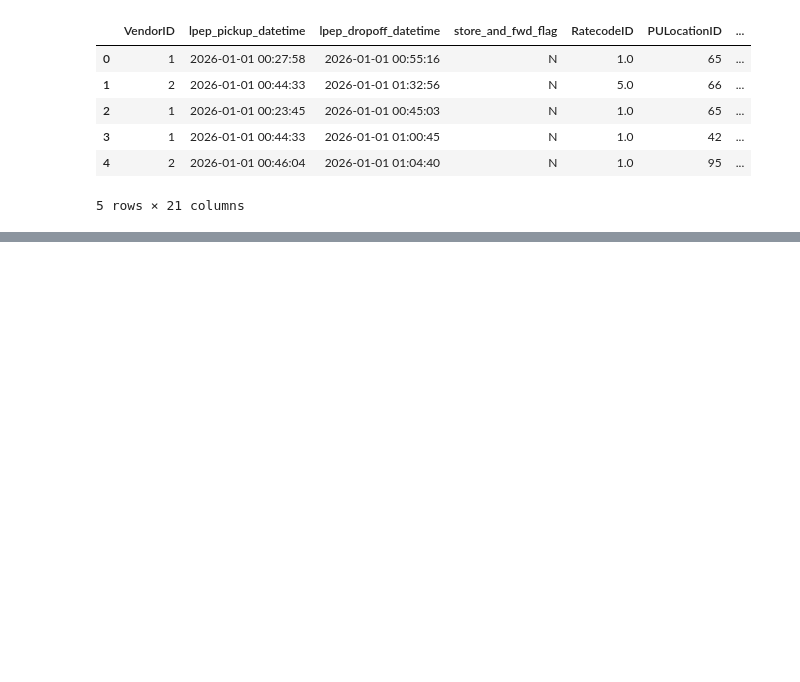
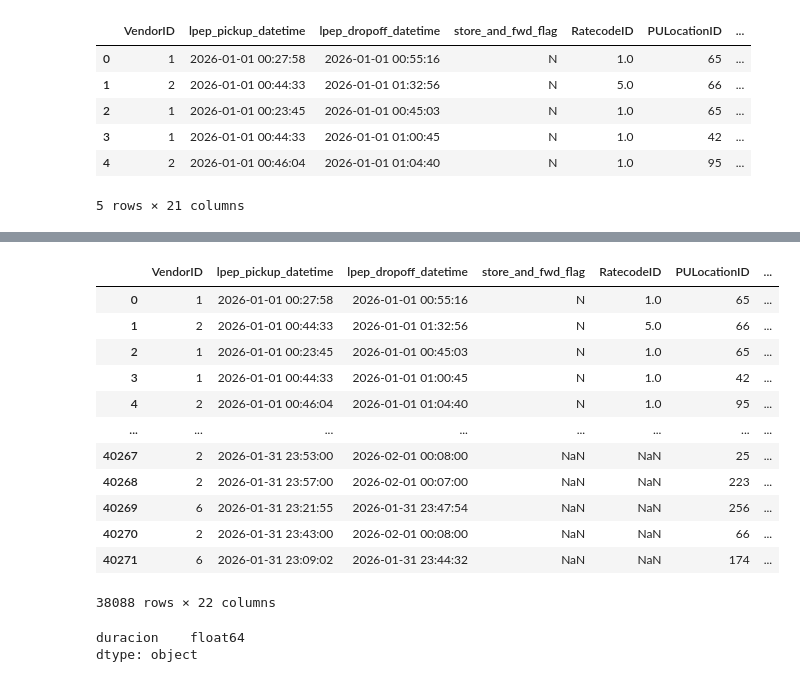
Before and after one commit to JairRamosG/Taxi_trip, a Jupyter notebook: 01-Intro/homework.ipynb, the cells around one changed output, grey strips where cells are left out. Cells and saved outputs as stored; diff of their text form; code cells hidden in the pictures; blank space fills up the shorter version.

```diff
--- a/01-Intro/homework.ipynb
+++ b/01-Intro/homework.ipynb
@@ -17,0 +82,18 @@ df.head()
+# %%
+df = df[(df['duracion'] >= 1) & (df['duracion'] <= 60)]
+# %%
+df
+# %% [output]
+|  | VendorID | lpep_pickup_datetime | lpep_dropoff_datetime | store_and_fwd_flag | RatecodeID | PULocationID | ... |
+| 0 | 1 | 2026-01-01 00:27:58 | 2026-01-01 00:55:16 | N | 1.0 | 65 | ... |
+| 1 | 2 | 2026-01-01 00:44:33 | 2026-01-01 01:32:56 | N | 5.0 | 66 | ... |
+| 2 | 1 | 2026-01-01 00:23:45 | 2026-01-01 00:45:03 | N | 1.0 | 65 | ... |
+| 3 | 1 | 2026-01-01 00:44:33 | 2026-01-01 01:00:45 | N | 1.0 | 42 | ... |
+| 4 | 2 | 2026-01-01 00:46:04 | 2026-01-01 01:04:40 | N | 1.0 | 95 | ... |
+| ... | ... | ... | ... | ... | ... | ... | ... |
+| 40267 | 2 | 2026-01-31 23:53:00 | 2026-02-01 00:08:00 | NaN | NaN | 25 | ... |
+| 40268 | 2 | 2026-01-31 23:57:00 | 2026-02-01 00:07:00 | NaN | NaN | 223 | ... |
+| 40269 | 6 | 2026-01-31 23:21:55 | 2026-01-31 23:47:54 | NaN | NaN | 256 | ... |
+| 40270 | 2 | 2026-01-31 23:43:00 | 2026-02-01 00:08:00 | NaN | NaN | 66 | ... |
+| 40271 | 6 | 2026-01-31 23:09:02 | 2026-01-31 23:44:32 | NaN | NaN | 174 | ... |
+38088 rows × 22 columns
@@ -17,0 +105,5 @@ df.head()
+# %%
+df[numericas].dtypes
+# %% [output]
+duracion    float64
+dtype: object
```
Also changed, not shown: parts of 16 cells of this notebook, 1 other file.
